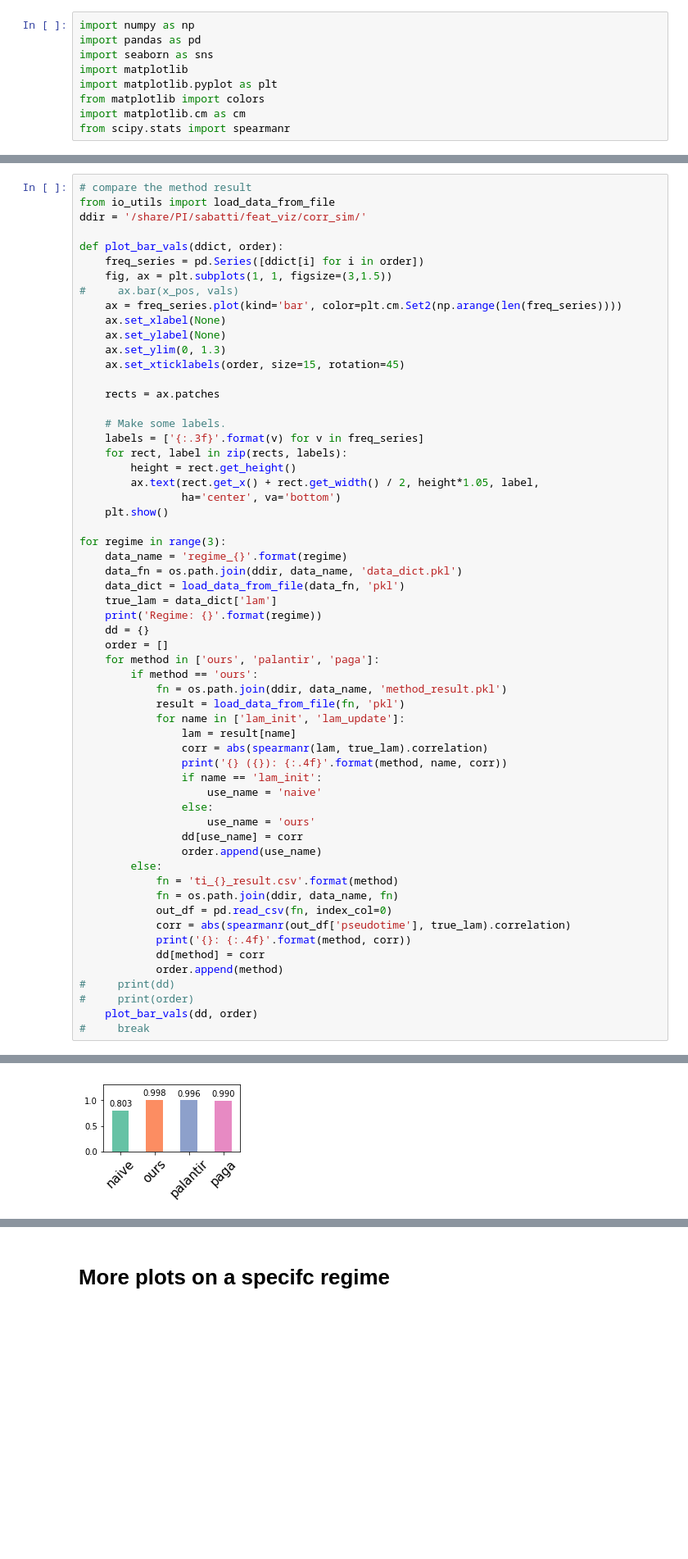
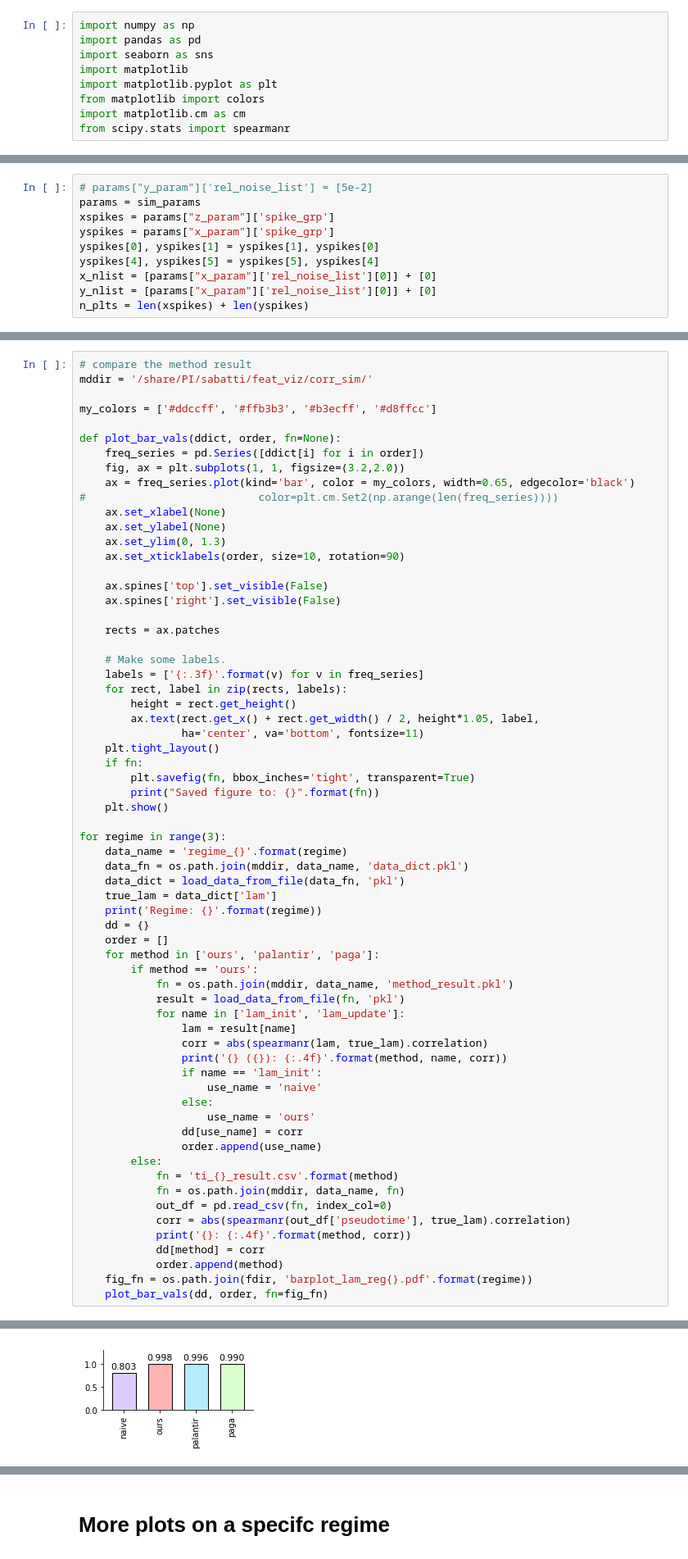
Before and after one commit to yashpatel5400/gliss, a Jupyter notebook: notebooks/analysis_toy_feat_clust_corr.ipynb, the cells around one changed output, grey strips where cells are left out. Shown at 82% size. Drawn from its saved outputs; the diff is of its cells as text; blank space fills up the shorter version.

Commit message:
updating figures

```diff
--- a/notebooks/analysis_toy_feat_clust_corr.ipynb
+++ b/notebooks/analysis_toy_feat_clust_corr.ipynb
@@ -20,0 +151,10 @@ from scipy.stats import spearmanr
+# %%
+# params["y_param"]['rel_noise_list'] = [5e-2]
+params = sim_params
+xspikes = params["z_param"]['spike_grp']
+yspikes = params["x_param"]['spike_grp']
+yspikes[0], yspikes[1] = yspikes[1], yspikes[0]
+yspikes[4], yspikes[5] = yspikes[5], yspikes[4]
+x_nlist = [params["x_param"]['rel_noise_list'][0]] + [0]
+y_nlist = [params["x_param"]['rel_noise_list'][0]] + [0]
+n_plts = len(xspikes) + len(yspikes)
@@ -21,17 +287,21 @@ from scipy.stats import spearmanr
 # %%
 # compare the method result
-from io_utils import load_data_from_file
-ddir = '/share/PI/sabatti/feat_viz/corr_sim/'
+mddir = '/share/PI/sabatti/feat_viz/corr_sim/'
 
-def plot_bar_vals(ddict, order):
+my_colors = ['#ddccff', '#ffb3b3', '#b3ecff', '#d8ffcc']
+
+def plot_bar_vals(ddict, order, fn=None):
     freq_series = pd.Series([ddict[i] for i in order])
-    fig, ax = plt.subplots(1, 1, figsize=(3,1.5))
-#     ax.bar(x_pos, vals)
-    ax = freq_series.plot(kind='bar', color=plt.cm.Set2(np.arange(len(freq_series))))
+    fig, ax = plt.subplots(1, 1, figsize=(3.2,2.0))
+    ax = freq_series.plot(kind='bar', color = my_colors, width=0.65, edgecolor='black')
+#                           color=plt.cm.Set2(np.arange(len(freq_series))))
     ax.set_xlabel(None)
     ax.set_ylabel(None)
     ax.set_ylim(0, 1.3)
-    ax.set_xticklabels(order, size=15, rotation=45)
+    ax.set_xticklabels(order, size=10, rotation=90)
+
+    ax.spines['top'].set_visible(False)
+    ax.spines['right'].set_visible(False)
 
     rects = ax.patches
 
@@ -40,12 +310,16 @@ def plot_bar_vals(ddict, order):
     for rect, label in zip(rects, labels):
         height = rect.get_height()
         ax.text(rect.get_x() + rect.get_width() / 2, height*1.05, label,
-                ha='center', va='bottom')
+                ha='center', va='bottom', fontsize=11)
+    plt.tight_layout()
+    if fn:
+        plt.savefig(fn, bbox_inches='tight', transparent=True)
+        print("Saved figure to: {}".format(fn))
     plt.show()
 
 for regime in range(3):
     data_name = 'regime_{}'.format(regime)
-    data_fn = os.path.join(ddir, data_name, 'data_dict.pkl')
+    data_fn = os.path.join(mddir, data_name, 'data_dict.pkl')
     data_dict = load_data_from_file(data_fn, 'pkl')
     true_lam = data_dict['lam']
     print('Regime: {}'.format(regime))
@@ -53,7 +327,7 @@ for regime in range(3):
     order = []
     for method in ['ours', 'palantir', 'paga']:
         if method == 'ours':
-            fn = os.path.join(ddir, data_name, 'method_result.pkl')
+            fn = os.path.join(mddir, data_name, 'method_result.pkl')
             result = load_data_from_file(fn, 'pkl')
             for name in ['lam_init', 'lam_update']:
                 lam = result[name]
@@ -67,16 +341,14 @@ for regime in range(3):
                 order.append(use_name)
         else:
             fn = 'ti_{}_result.csv'.format(method)
-            fn = os.path.join(ddir, data_name, fn)
+            fn = os.path.join(mddir, data_name, fn)
             out_df = pd.read_csv(fn, index_col=0)
             corr = abs(spearmanr(out_df['pseudotime'], true_lam).correlation)
             print('{}: {:.4f}'.format(method, corr))
             dd[method] = corr
             order.append(method)
-#     print(dd)
-#     print(order)
-    plot_bar_vals(dd, order)
-#     break
+    fig_fn = os.path.join(fdir, 'barplot_lam_reg{}.pdf'.format(regime))
+    plot_bar_vals(dd, order, fn=fig_fn)
 # %% [output]
 Regime: 0
 ours (lam_init): 0.8033
@@ -86,4 +359,4 @@ paga: 0.9901
-[figure, old version]
+[figure, new version]
 Regime: 1
 ours (lam_init): 0.7946
 ours (lam_update): 0.9977
```
Also changed, not shown: parts of 16 cells of this notebook, 1 other file.
